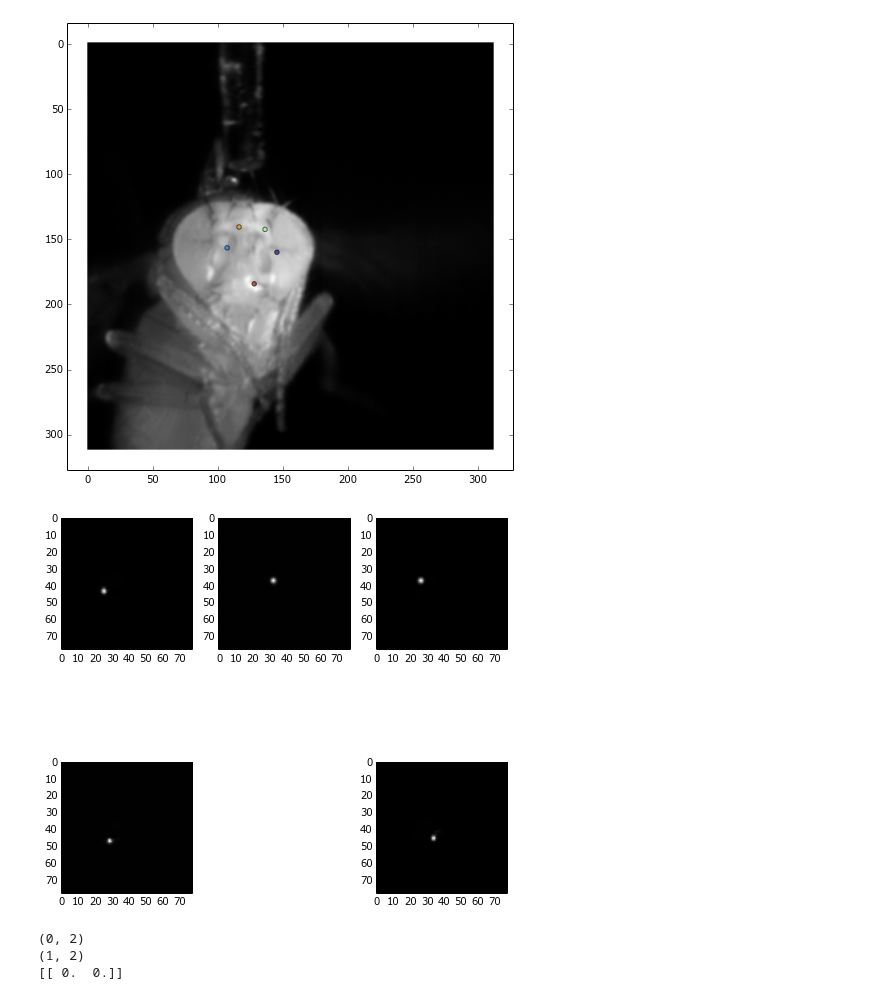
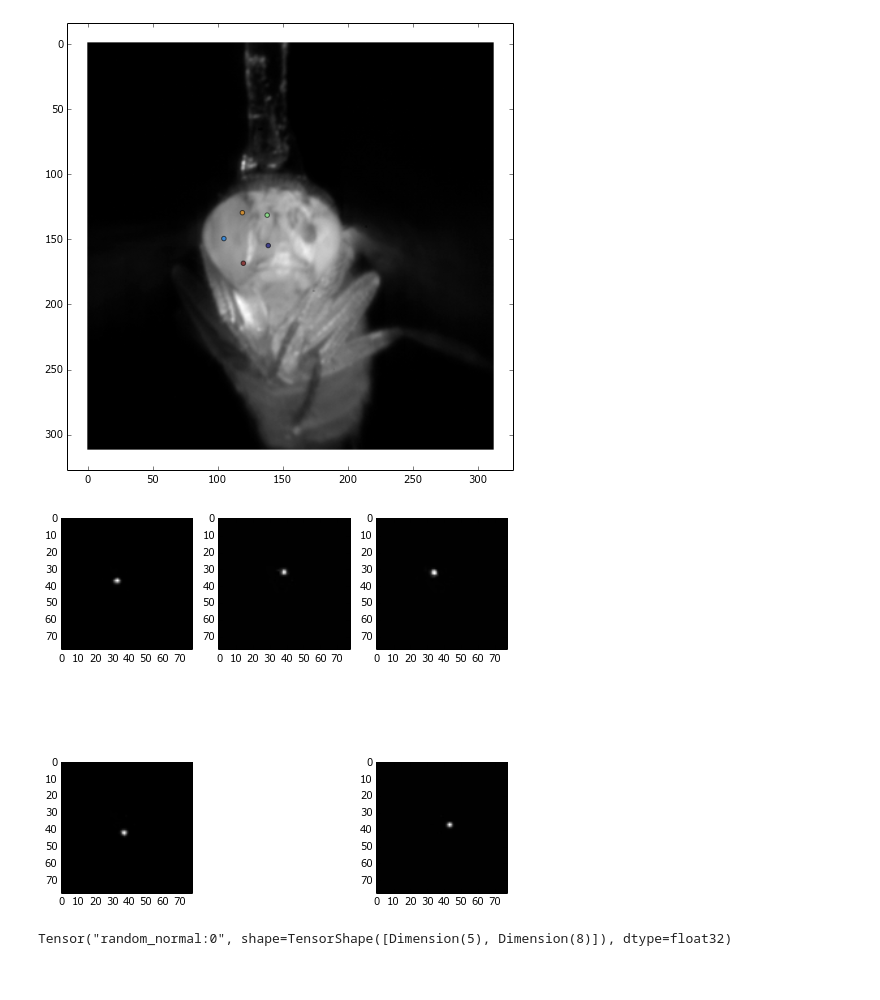
Before and after one commit to mkabra/poseTF, a Jupyter notebook: cellCodeHead.ipynb, the cells around one changed output. Drawn from its saved outputs; the diff is of its cells as text; code cells hidden in the pictures.

Commit message:
Refactored the training code

```diff
--- a/cellCodeHead.ipynb
+++ b/cellCodeHead.ipynb
@@ -60,0 +55,4 @@ print(conf.nfcfile)
+# %%
+import multiResTrain
+reload(multiResTrain)
+multiResTrain.trainBase(conf)
@@ -60,0 +77,5 @@ print(conf.nfcfile)
+# %%
+import stephenHeadConfig as conf
+import multiResTrain
+reload(multiResTrain)
+multiResTrain.trainFine(conf,False)
@@ -112,7 +162,7 @@ weights = initNetConvWeights(conf)
 #     valtxn = valenv.begin()
 
 # Construct model
-pred = net_multi_conv(x0,x1,x2, weights, keep_prob,
+pred,layers = net_multi_conv(x0,x1,x2, weights, keep_prob,
                       imsz,conf.rescale,conf.pool_scale)
 
 
@@ -126,7 +176,7 @@ sess = tf.InteractiveSession()
 
 sess.run(init)
 
-saver.restore(sess, 'cacheHead/head_20000.ckpt')
+saver.restore(sess, 'cacheHead/headBase_8000.ckpt')
 
 
 # val_xs, locs = multiPawTools.readLMDB(val_cursor,batch_size*4,n_classes)
@@ -171,18 +218,19 @@ pts = np.array(L['pts'])
 ts = np.array(L['ts']).squeeze().astype('int')
 expid = np.array(L['expidx']).squeeze().astype('int')
 
-for pcount in range(30):
+for pcount in range(1):
     valnum = random.randrange(len(isval))
     selpts = np.where(expid==(isval[valnum]+1))
 
     isval,localdirs,seldirs = multiResData.loadValdata(conf)
 
     idx = np.random.choice(selpts[0])
+
     allidx = np.append(allidx,idx)
     print(idx)
     expnum = expid[idx]-1
     fnum = ts[idx]-1
-    lpts = pts[idx,:,1,:]
+    lpts = pts[idx,:,0,:]
     assert(isval.count(expnum)>0)
     curvid = localdirs[expnum]
     tdir = tempfile.mkdtemp()
@@ -231,7 +279,7 @@ for pcount in range(30):
     #     plt.imshow(out[0,:,:,0])
     plt.axis('off')
     fname = "head_result_val_{:d}.png".format(pcount)
-    plt.savefig(os.path.join('results','headResults',fname))
+#     plt.savefig(os.path.join('results','headResults',fname))
 
     #         writer.grab_frame()
 
@@ -267,5 +299,5 @@ for pcount in range(30):
 # %%
-ptsel = 9
+ptsel = 0
 idx = int(allidx[ptsel])
 expnum = expid[idx]-1
 fnum = ts[idx]-1
@@ -291,43 +323,32 @@ crop = conf.cropsz
 plt.clf()
 framein = myutils.readframe(cap,fnum)
 framein = framein[np.newaxis,crop:-crop,crop:-crop,0:1]
 x0_in = multiPawTools.scaleImages(framein,conf.rescale)
 x1_in = multiPawTools.scaleImages(x0_in,conf.scale)
 x2_in = multiPawTools.scaleImages(x1_in,conf.scale)
 
 lsz0 = int(math.ceil(float(imsz[0])/conf.pool_scale/conf.rescale))
 lsz1 = int(math.ceil(float(imsz[1])/conf.pool_scale/conf.rescale))
 
 labelim = np.zeros([1,lsz0,lsz1,conf.n_classes])
 out = sess.run(pred, feed_dict={x0:x0_in,
                  x1:x1_in,
                  x2:x2_in,
                  y:labelim,
                  keep_prob: 1.})
 
 framein = multiPawTools.scaleImages(framein,conf.rescale)
 framein = framein[0,:,:,0]
 plt.imshow(framein)
 plt.scatter((lpts[:,0]-200)/conf.rescale,(lpts[:,1]-200)/conf.rescale,
                     c=np.linspace(0,1,conf.n_classes),hold=True,alpha=0.6,cmap=cm.jet)
 # plt.savefig(os.path.join('results/headResults/labelError.png'))
 plt.show()
 fig1 = plt.figure(figsize = (8,8))
 plt.gray()
 for pndx in range(5):
     plt.subplot(2,3,pndx)
     plt.imshow(out[0,:,:,pndx])
 # %% [output]
-[figure, old version]
+[figure, new version]
-[figure, old version]
+[figure, new version]
-# %%
-zz = np.zeros((0,2))
-print(zz.shape)
-kk = np.zeros((2,))
-print(kk[np.newaxis,:].shape)
-zz = np.append(zz,kk[np.newaxis,:],axis = 0)
-print(zz)
-# %% [output]
-(0, 2)
-(1, 2)
-[[ 0.  0.]]
@@ -333,0 +357,7 @@ print(zz)
+# %%
+import tensorflow as tf
+
+jj = tf.random_normal([5,8],stddev=0.01)
+print(jj)
+# %% [output]
+Tensor("random_normal:0", shape=TensorShape([Dimension(5), Dimension(8)]), dtype=float32)
```
Also changed, not shown: parts of 39 cells of this notebook, 22 other files.
